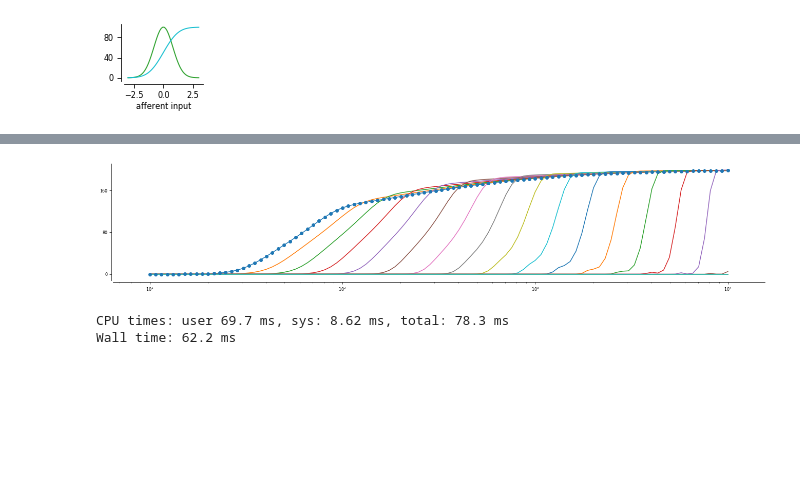
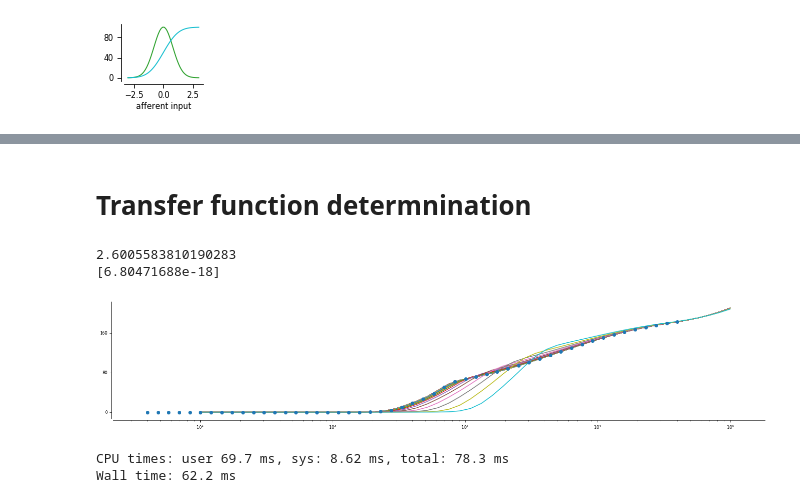
Before and after one commit to yzerlaut/spkNtwk-cortStatesWakefulness, a Jupyter notebook: notebook.ipynb, the cells around one changed output, grey strips where cells are left out. Drawn from its saved outputs; the diff is of its cells as text; code cells hidden in the pictures; blank space fills up the shorter version.

```diff
--- a/notebook.ipynb
+++ b/notebook.ipynb
@@ -55,0 +16,2 @@ Fmf = X
+# %% [markdown]
+# Transfer function determnination
@@ -56,22 +20,26 @@ Fmf = X
 # %%
 
-from neural_network_dynamics import main as ntwk
 from model import *
 
 # generate the function
 data = np.load('data/tf_data.npy', allow_pickle=True).item()
 data['Model']['COEFFS'] = np.load('data/COEFFS_pyrExc.npy')
 
+# scanning grid !
+N = 50
+Ioscill = np.linspace(0, 20*10, N-1)
+Freq_Exc = np.logspace(np.log10(0.1), np.log10(1000), N+1)*\
+    data['Model']['N_pyrExc']*data['Model']['p_pyrExc_pyrExc']
+Freq_Inh = np.logspace(np.log10(0.1), np.log10(1000), N)*\
+    data['Model']['N_recInh']*data['Model']['p_recInh_pyrExc']
+
+
+# ten we put evrything to 1 to absorb all constants
+data['Model']['N_pyrExc'], data['Model']['p_pyrExc_pyrExc'] = 1, 1
+data['Model']['N_recInh'], data['Model']['p_recInh_pyrExc'] = 1, 1
 nrn_params = ntwk.built_up_neuron_params(data['Model'], 'pyrExc')
 syn_input = ntwk.build_up_afferent_synaptic_input(data['Model'],
                                                   ['pyrExc', 'recInh'], 'pyrExc')
-
-
-N = 40
-Ioscill = np.linspace(-1, 20*10, N-1)
-Freq_Exc = np.logspace(np.log10(10), np.log10(10000), N+1)
-Freq_Inh = np.logspace(np.log10(10), np.log10(10000), N)
-
 
 import itertools
 
@@ -85,28 +53,40 @@ for i, j, k in itertools.product(range(len(Freq_Exc)), range(len(Freq_Inh)), ran
                                                     current_input=Ioscill[k])
 points = np.array(points)
 
-firing_lower_threshold = 1e-2
+output_freq = np.array(output_freq)
 
-output_freq = np.array(output_freq)
-output_freq[output_freq<firing_lower_threshold] = firing_lower_threshold
+# firing_lower_threshold = 1e-2
+#output_freq[output_freq<firing_lower_threshold] = firing_lower_threshold
 # %%
 from scipy.interpolate import RegularGridInterpolator
 func = RegularGridInterpolator([Freq_Exc, Freq_Inh, Ioscill],
                                output_freq,
                                method='linear',
                                fill_value=None, bounds_error=False)
+# %%
+nrn_params = ntwk.built_up_neuron_params(Model, 'oscillExc')
+syn_input = ntwk.build_up_afferent_synaptic_input(Model,
+                                                  ['oscillExc', 'recInh', 'AffExc'], 'oscillExc')
+Model['COEFFS'] = np.load('data/COEFFS_pyrExc.npy')
+print(ntwk.mean_field.input_output(nrn_params, syn_input,
+                                   {'F_oscillExc': 0.1, 'F_recInh': 0.1, 'F_AffExc': 2.0},
+                                   Model['COEFFS'],
+                                   current_input=0))
+print(func([20., 0., 0.]))
+# %% [output]
+2.6005583810190283
+[6.80471688e-18]
 # %%
 fig, ax = ge.figure(figsize=(4,4))
-freq = np.logspace(np.log10(10.), np.log10(10000), 100)
-for i, fi in enumerate(np.logspace(np.log10(10), np.log10(10000), 20)):
+freq = np.logspace(1, 5)
+for i, fi in enumerate(np.logspace(np.log10(0.1), np.log10(500), 20)):
     ax.plot(freq, func([[f, fi, 0] for f in freq]))
-
 
 ax.plot(Freq_Exc, output_freq[:,0,0], 'o')
 #ge.set_plot(ax, xscale='log', yscale='log')
 ge.set_plot(ax, xscale='log')
 # %% [output]
-[figure, old version]
+[figure, new version]
 # %%
 %time x=[func([i, 200, 0.1]) for i in range(200)]
 # %% [output]
```
Also changed, not shown: parts of 22 cells of this notebook.
